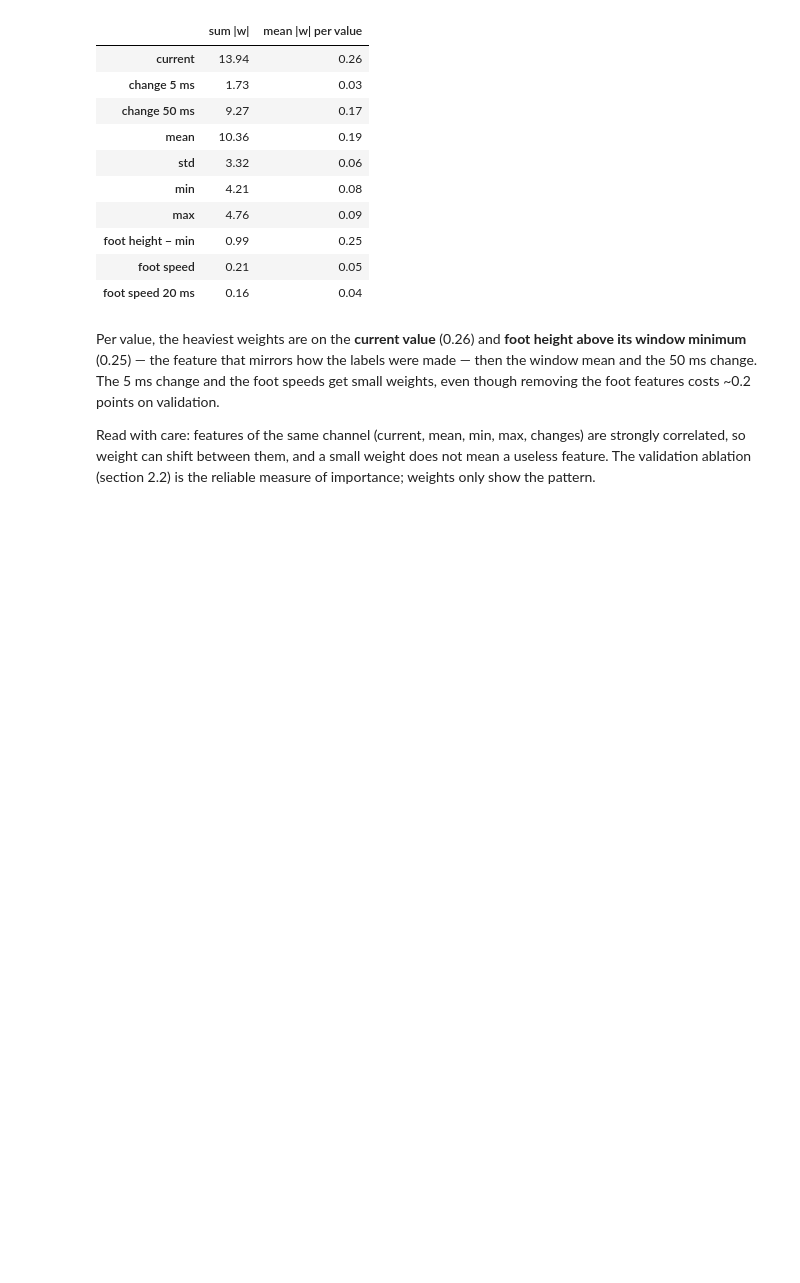
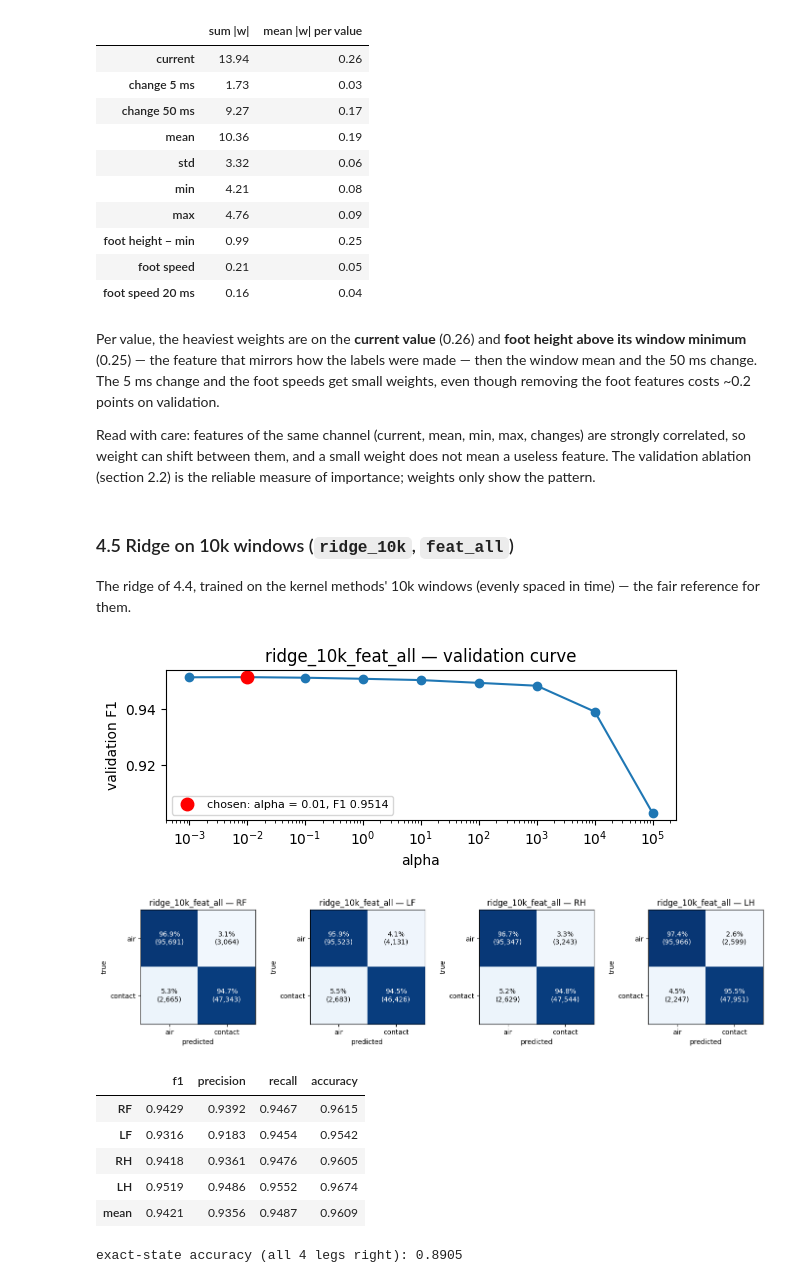
Before and after one commit to FilippoGorini/ML2_project, a Jupyter notebook: notebooks/02_results.ipynb, the cells around one changed output. Saved outputs shown, nothing was run; the diff lists cells and outputs as text; code cells hidden in the pictures; blank space fills up the shorter version.

```diff
--- a/notebooks/02_results.ipynb
+++ b/notebooks/02_results.ipynb
@@ -14,6 +14,9 @@ Setup (see `PROGRESS.md`): protocol A split, train/val stride 10, test on every
 4 binary problems (one per leg), contact = positive class. Metrics computed per leg and averaged.
 # %% [markdown]
 ## 0. Setup
+# %%
+# plot settings
+VAL_PLOT_3D = False   # model cards: True = 3-D surface for two-hyperparameter grids, False = annotated 2-D heatmap
 # %%
 import sys; sys.path.insert(0, "..")
 import json
@@ -423,3 +519,19 @@ on validation.
 Read with care: features of the same channel (current, mean, min, max, changes) are strongly correlated, so
 weight can shift between them, and a small weight does not mean a useless feature. The validation ablation
 (section 2.2) is the reliable measure of importance; weights only show the pattern.
+# %% [markdown]
+### 4.5 Ridge on 10k windows (`ridge_10k`, `feat_all`)
+
+The ridge of 4.4, trained on the kernel methods' 10k windows (evenly spaced in time) — the fair reference for them.
+# %%
+model_card("ridge_10k_feat_all")
+# %% [output]
+[figure, added]
+[figure, added]
+|  | f1 | precision | recall | accuracy |
+| RF | 0.9429 | 0.9392 | 0.9467 | 0.9615 |
+| LF | 0.9316 | 0.9183 | 0.9454 | 0.9542 |
+| RH | 0.9418 | 0.9361 | 0.9476 | 0.9605 |
+| LH | 0.9519 | 0.9486 | 0.9552 | 0.9674 |
+| mean | 0.9421 | 0.9356 | 0.9487 | 0.9609 |
+exact-state accuracy (all 4 legs right): 0.8905
```
Also changed, not shown: parts of 19 cells of this notebook, 4 other files.
